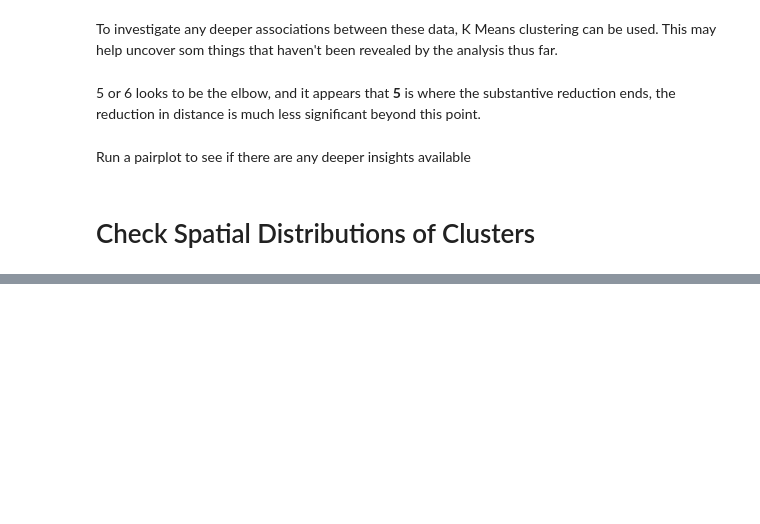
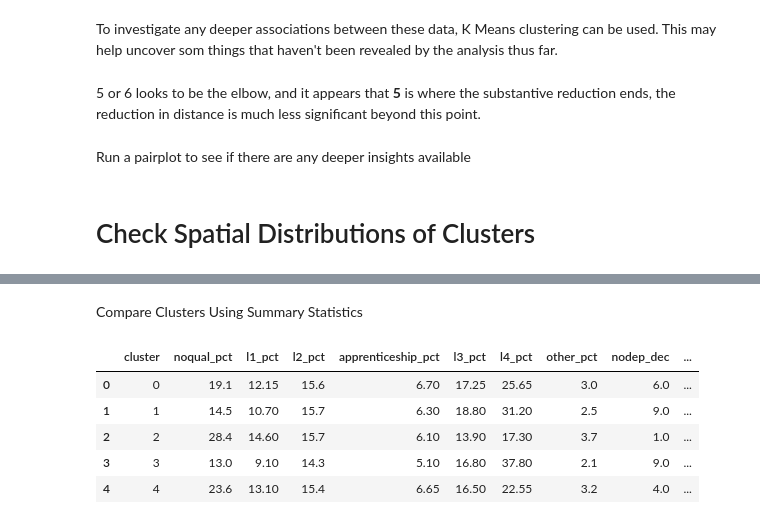
Before and after one commit to PeteH-89/GEOG5003M_Project, a Jupyter notebook: GEOG5003M_Project.ipynb, the cells around one changed output, grey strips where cells are left out. Drawn from its saved outputs; the diff is of its cells as text; code cells hidden in the pictures; blank space fills up the shorter version.

```diff
--- a/GEOG5003M_Project.ipynb
+++ b/GEOG5003M_Project.ipynb
@@ -338,0 +351,15 @@ Earlier initial anal
+# %% [markdown]
+Compare Clusters Using Summary Statistics
+# %%
+#get median values by cluster
+nnc_cluster_median=plot_lsoa.groupby('cluster')[['noqual_pct', 'l1_pct', 'l2_pct', 'apprenticeship_pct',
+                           'l3_pct', 'l4_pct', 'other_pct', 'nodep_dec', '1dim_dec',
+                           '2dim_dec', '3dim_dec']].median().reset_index()
+nnc_cluster_median
+# %% [output]
+|  | cluster | noqual_pct | l1_pct | l2_pct | apprenticeship_pct | l3_pct | l4_pct | other_pct | nodep_dec | ... |
+| 0 | 0 | 19.1 | 12.15 | 15.6 | 6.70 | 17.25 | 25.65 | 3.0 | 6.0 | ... |
+| 1 | 1 | 14.5 | 10.70 | 15.7 | 6.30 | 18.80 | 31.20 | 2.5 | 9.0 | ... |
+| 2 | 2 | 28.4 | 14.60 | 15.7 | 6.10 | 13.90 | 17.30 | 3.7 | 1.0 | ... |
+| 3 | 3 | 13.0 | 9.10 | 14.3 | 5.10 | 16.80 | 37.80 | 2.1 | 9.0 | ... |
+| 4 | 4 | 23.6 | 13.10 | 15.4 | 6.65 | 16.50 | 22.55 | 3.2 | 4.0 | ... |
```
Also changed, not shown: parts of 6 cells of this notebook.
